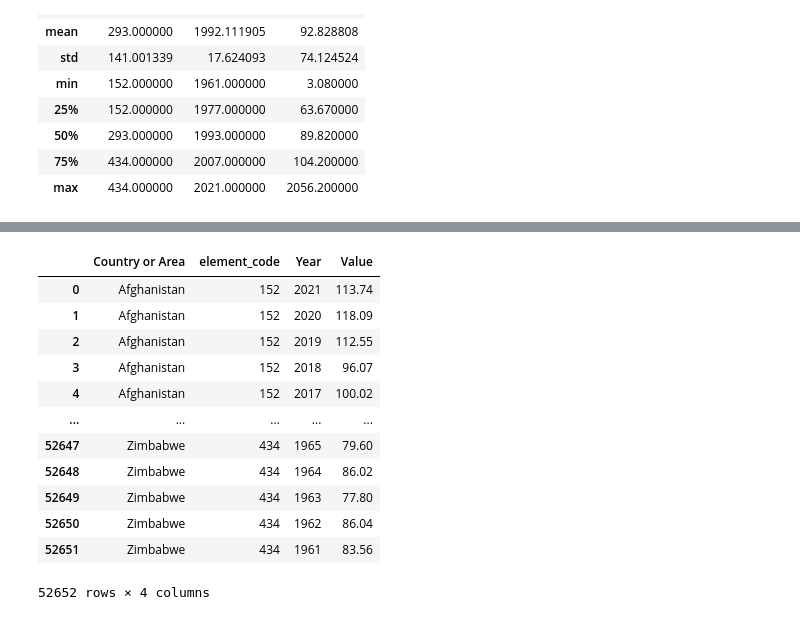
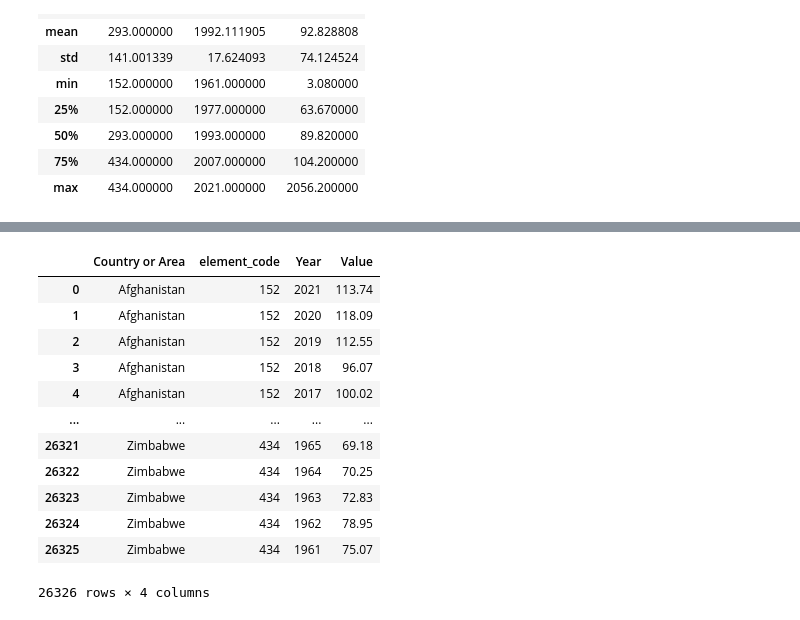
Before and after one commit to fannyhakim/applied-ML-Project, a Jupyter notebook: testing.ipynb, the cells around one changed output, grey strips where cells are left out. Drawn from its saved outputs; the diff is of its cells as text; code cells hidden in the pictures.

Commit message:
more inspection of data

```diff
--- a/testing.ipynb
+++ b/testing.ipynb
@@ -83,6 +84,6 @@ Value              52652
 category           52652
 dtype: int64
 # %%
-pd.set_option('display.max_rows', None)
+# pd.set_option('display.max_rows', None)
 data['Country or Area']
 # %% [output]
@@ -137,0 +138,3 @@ data.describe()
+# %%
+Food_data = data[data['category'] == 'Food_PIN']
+Agri_data = data[data['category'] == 'Agri_PIN'].reset_index(drop=True)
@@ -138,19 +190,21 @@ data.describe()
 # %%
-data = data.drop(columns=['Element','Unit','category'])
+Food_data = Food_data.drop(columns=['Element','Unit','category'])
+Agri_data = Agri_data.drop(columns=['Element','Unit','category'])
 # %%
-pd.reset_option('display.max_rows')
-data #essentially this is the final dataset we will need
+# pd.set_option('display.max_rows', None)
+# pd.reset_option('display.max_rows')
+Food_data #essentially this is the final dataset we will need
 # %% [output]
 |  | Country or Area | element_code | Year | Value |
 | 0 | Afghanistan | 152 | 2021 | 113.74 |
 | 1 | Afghanistan | 152 | 2020 | 118.09 |
 | 2 | Afghanistan | 152 | 2019 | 112.55 |
 | 3 | Afghanistan | 152 | 2018 | 96.07 |
 | 4 | Afghanistan | 152 | 2017 | 100.02 |
 | ... | ... | ... | ... | ... |
-| 52647 | Zimbabwe | 434 | 1965 | 79.60 |
-| 52648 | Zimbabwe | 434 | 1964 | 86.02 |
-| 52649 | Zimbabwe | 434 | 1963 | 77.80 |
-| 52650 | Zimbabwe | 434 | 1962 | 86.04 |
-| 52651 | Zimbabwe | 434 | 1961 | 83.56 |
+| 26321 | Zimbabwe | 434 | 1965 | 69.18 |
+| 26322 | Zimbabwe | 434 | 1964 | 70.25 |
+| 26323 | Zimbabwe | 434 | 1963 | 72.83 |
+| 26324 | Zimbabwe | 434 | 1962 | 78.95 |
+| 26325 | Zimbabwe | 434 | 1961 | 75.07 |
-52652 rows × 4 columns
+26326 rows × 4 columns
```
Also changed, not shown: parts of 7 cells of this notebook.
